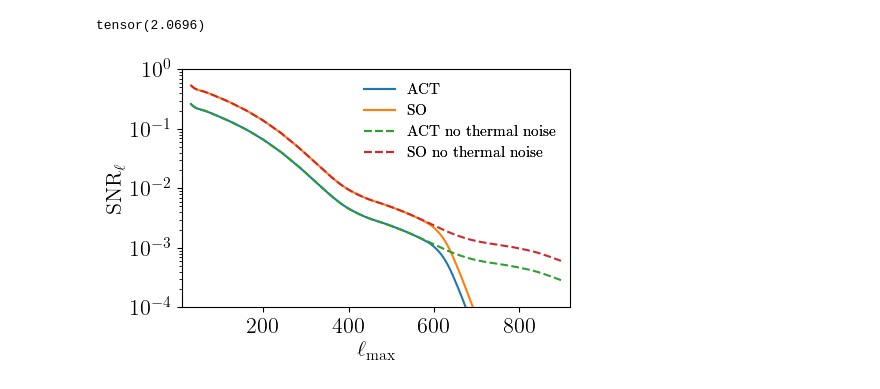
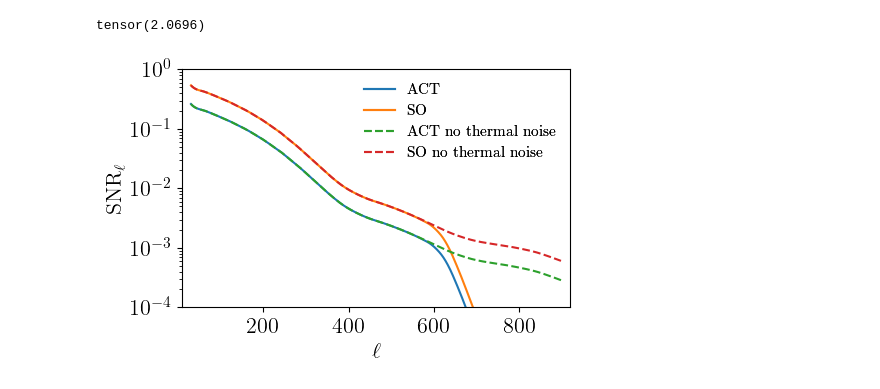
Before and after one commit to Einste11N/SquareField_CrossCorrelation, a Jupyter notebook: Inspection.ipynb, the cells around one changed output. Drawn from its saved outputs; the diff is of its cells as text; code cells hidden in the pictures.

```diff
--- a/Inspection.ipynb
+++ b/Inspection.ipynb
@@ -1103,27 +1154,27 @@ tensor(2.0696)
 # %%
 fig = plt.figure(figsize=(5,3.09), dpi=100)
 
 SNRl_ACT, = plt.plot(l30_900, np.sqrt(SNR_list[0]), label=r'ACT')
 SNRl_SO, = plt.plot(l30_900, np.sqrt(SNR_list[1]), label=r'SO')
 
 SNRl_ACT_nt, = plt.plot(l30_900, np.sqrt(SNR_nonoise_list[0]), '--', label=r'ACT no thermal noise')
 SNRl_SO_nt, = plt.plot(l30_900, np.sqrt(SNR_nonoise_list[1]), '--', label=r'SO no thermal noise')
 
 
 legend1 = plt.legend(handles=[SNRl_ACT,SNRl_SO,SNRl_ACT_nt,SNRl_SO_nt], fontsize=11, frameon=False)
 plt.gca().add_artist(legend1)
 # plt.legend(handles=[SNRl_ACT_nt, SNRl_SO_nt], fontsize=11, frameon=False, bbox_to_anchor=(0.653,0.25))
 
 # plt.xscale('log')
 plt.yscale('log')
 plt.xlim([10,920])
 plt.ylim([1e-4, 1e0])
 plt.hlines(3, 0, 1000, colors='grey', linestyles='dashed', lw=1)
 
-plt.xlabel(r'$\ell_{\mathrm{max}}$', usetex=True)
+plt.xlabel(r'$\ell$', usetex=True)
 plt.ylabel(r'$\mathrm{SNR}_{\ell}$')
 
 plt.savefig('Figs/SNR_compare_perl.pdf', bbox_inches = 'tight')
 plt.show()
 # %% [output]
-[figure, old version]
+[figure, new version]
```
Also changed, not shown: parts of 2 cells of this notebook, 6 other files.
